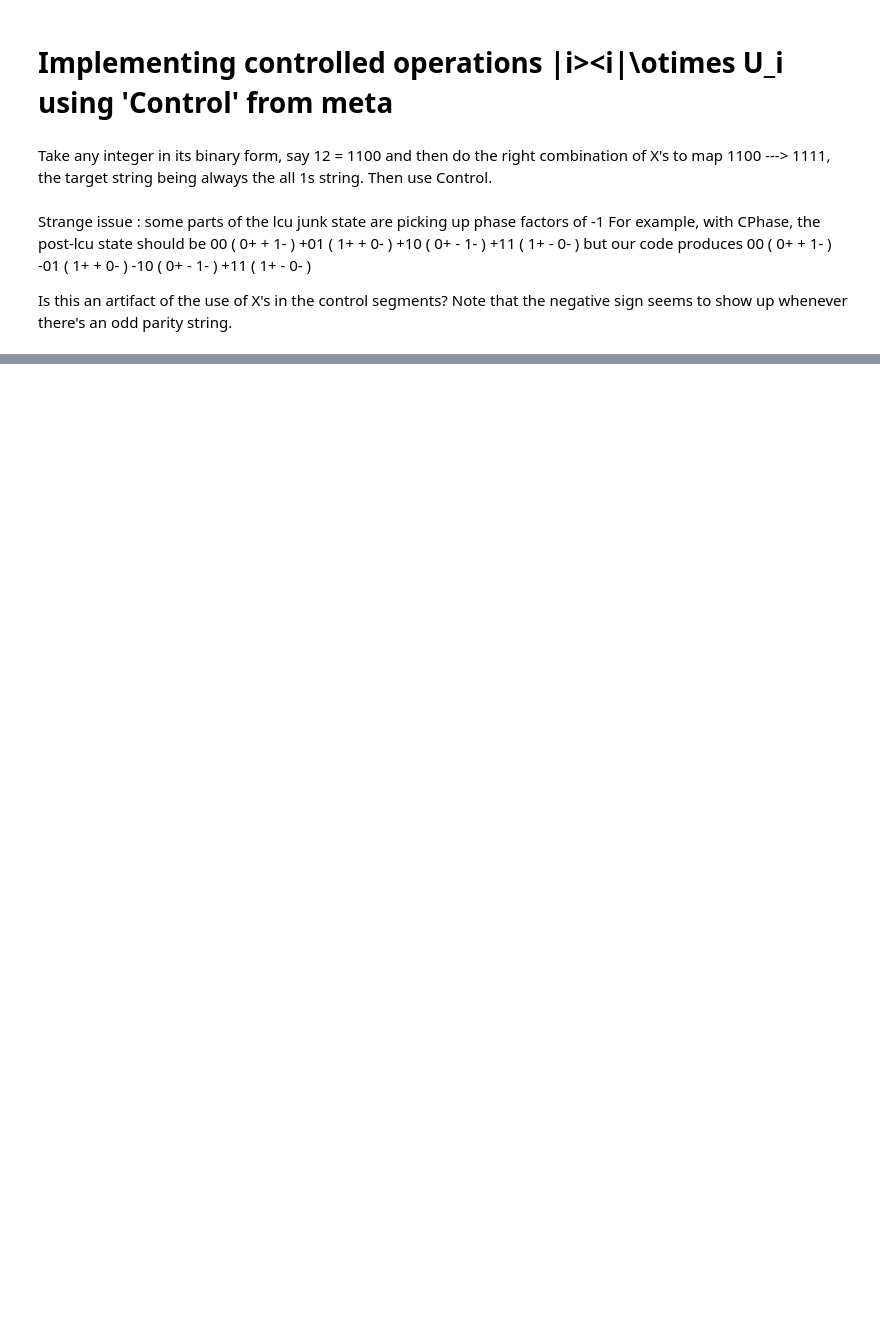
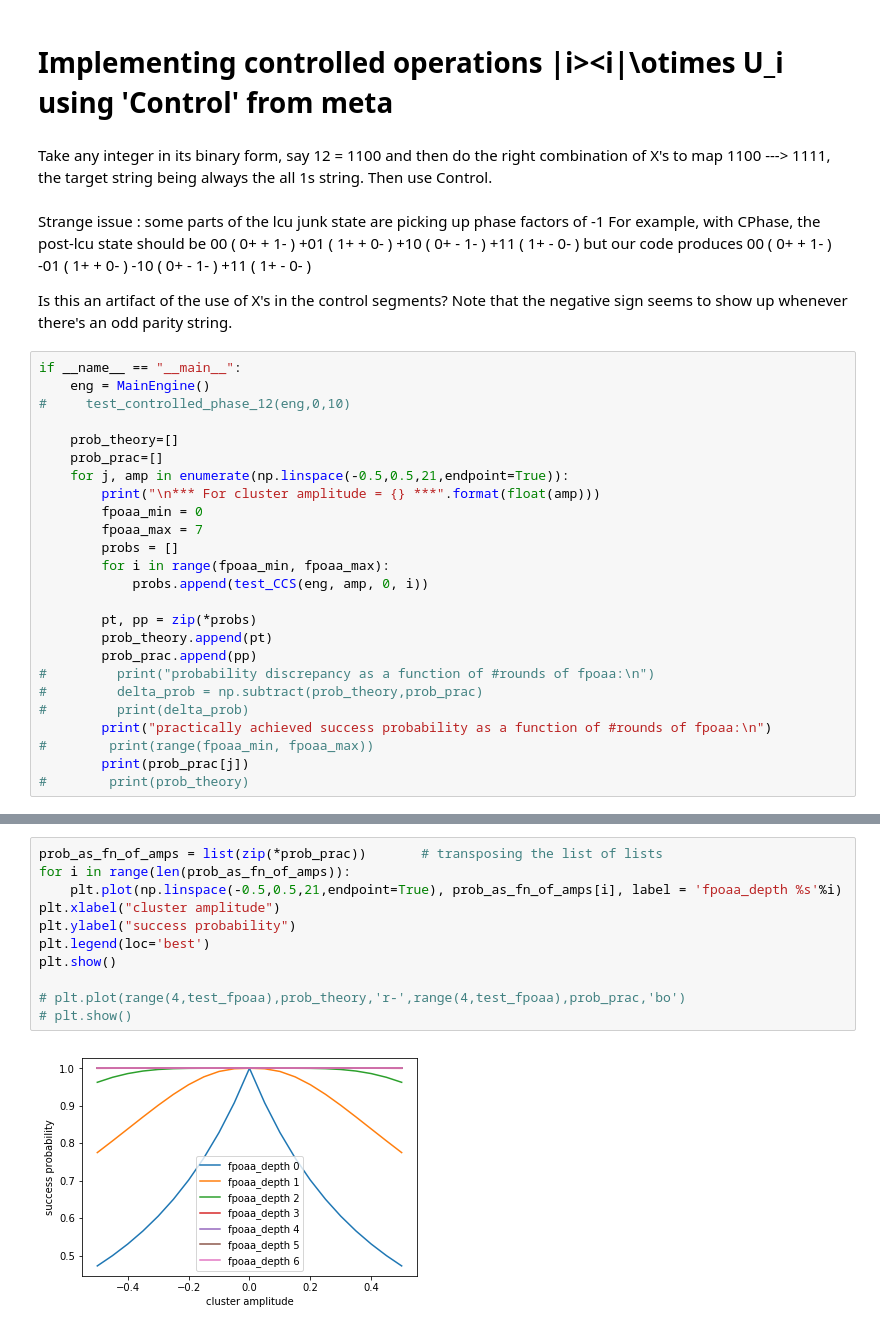
Before and after one commit to sathyawageeswar/varCoupledCluster, a Jupyter notebook: vCC_LCU.ipynb, the cells around one changed output, grey strips where cells are left out. Drawn from its saved outputs; the diff is of its cells as text; blank space fills up the shorter version.

Commit message:
fpoaa trials with CC-singles

```diff
--- a/vCC_LCU.ipynb
+++ b/vCC_LCU.ipynb
@@ -505,3 +560,28 @@ but our code produces
        +11 ( 1+ - 0- )
 
 Is this an artifact of the use of X's in the control segments? Note that the negative sign seems to show up whenever there's an odd parity string.
+# %%
+if __name__ == "__main__":
+    eng = MainEngine()
+#     test_controlled_phase_12(eng,0,10)
+
+    prob_theory=[]
+    prob_prac=[]
+    for j, amp in enumerate(np.linspace(-0.5,0.5,21,endpoint=True)):
+        print("\n*** For cluster amplitude = {} ***".format(float(amp)))
+        fpoaa_min = 0
+        fpoaa_max = 7
+        probs = []
+        for i in range(fpoaa_min, fpoaa_max):
+            probs.append(test_CCS(eng, amp, 0, i))
+
+        pt, pp = zip(*probs)
+        prob_theory.append(pt)
+        prob_prac.append(pp)
+#         print("probability discrepancy as a function of #rounds of fpoaa:\n")
+#         delta_prob = np.subtract(prob_theory,prob_prac)
+#         print(delta_prob)
+        print("practically achieved success probability as a function of #rounds of fpoaa:\n")
+#        print(range(fpoaa_min, fpoaa_max))
+        print(prob_prac[j])
+#        print(prob_theory)
@@ -507,0 +606,13 @@ Is this an artifact of the use of X's in the control segments? Note that the neg
+# %%
+prob_as_fn_of_amps = list(zip(*prob_prac))       # transposing the list of lists
+for i in range(len(prob_as_fn_of_amps)):
+    plt.plot(np.linspace(-0.5,0.5,21,endpoint=True), prob_as_fn_of_amps[i], label = 'fpoaa_depth %s'%i)
+plt.xlabel("cluster amplitude")
+plt.ylabel("success probability")
+plt.legend(loc='best')
+plt.show()
+
+# plt.plot(range(4,test_fpoaa),prob_theory,'r-',range(4,test_fpoaa),prob_prac,'bo')
+# plt.show()
+# %% [output]
+[figure, added]
```
Also changed, not shown: parts of 3 cells of this notebook.
